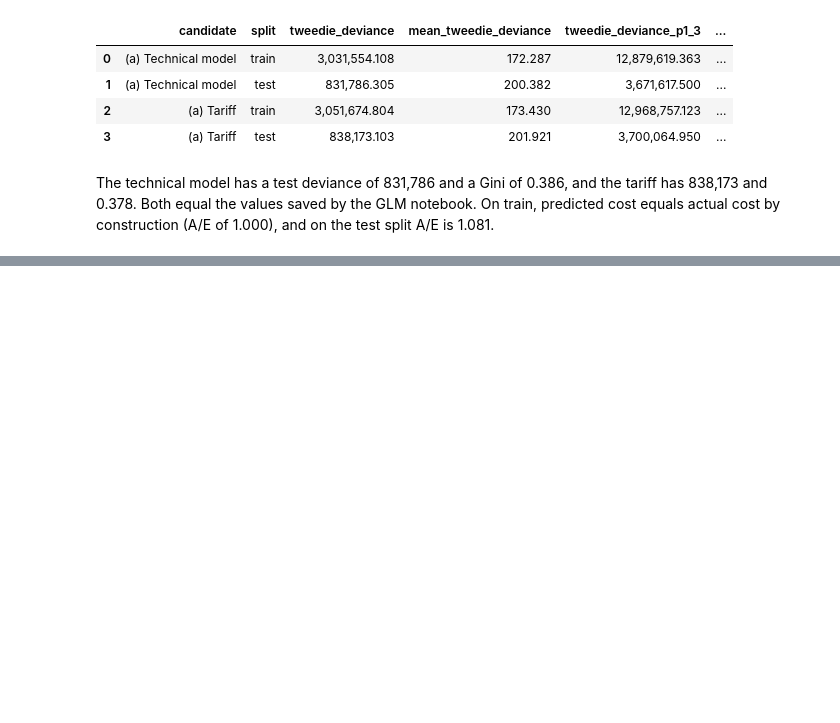
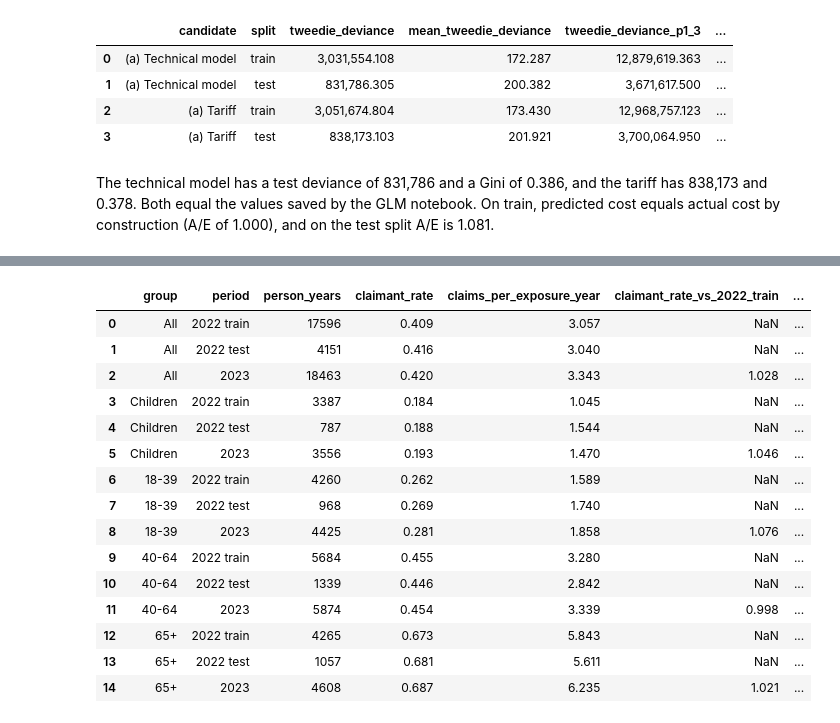
Before and after one commit to asudarmo/health-pricing-meps, a Jupyter notebook: notebooks/04_monitoring.ipynb, the cells around one changed output, grey strips where cells are left out. Drawn from its saved outputs; the diff is of its cells as text; code cells hidden in the pictures; blank space fills up the shorter version.

```diff
--- a/notebooks/04_monitoring.ipynb
+++ b/notebooks/04_monitoring.ipynb
@@ -120,0 +258,35 @@ split A/E is 1.081.
+# %%
+frequency = trend.frequency_table(frozen, oot)
+outofsample.save_table(frequency, "frequency_by_age_group.csv")
+frequency[
+    [
+        "group",
+        "period",
+        "person_years",
+        "claimant_rate",
+        "claims_per_exposure_year",
+        "claimant_rate_vs_2022_train",
+        "claimant_rate_vs_2022_train_lower_95",
+        "claimant_rate_vs_2022_train_upper_95",
+        "actual_over_expected_vs_2022_train",
+        "actual_over_expected_vs_2022_train_lower_95",
+        "actual_over_expected_vs_2022_train_upper_95",
+    ]
+]
+# %% [output]
+|  | group | period | person_years | claimant_rate | claims_per_exposure_year | claimant_rate_vs_2022_train | ... |
+| 0 | All | 2022 train | 17596 | 0.409 | 3.057 | NaN | ... |
+| 1 | All | 2022 test | 4151 | 0.416 | 3.040 | NaN | ... |
+| 2 | All | 2023 | 18463 | 0.420 | 3.343 | 1.028 | ... |
+| 3 | Children | 2022 train | 3387 | 0.184 | 1.045 | NaN | ... |
+| 4 | Children | 2022 test | 787 | 0.188 | 1.544 | NaN | ... |
+| 5 | Children | 2023 | 3556 | 0.193 | 1.470 | 1.046 | ... |
+| 6 | 18-39 | 2022 train | 4260 | 0.262 | 1.589 | NaN | ... |
+| 7 | 18-39 | 2022 test | 968 | 0.269 | 1.740 | NaN | ... |
+| 8 | 18-39 | 2023 | 4425 | 0.281 | 1.858 | 1.076 | ... |
+| 9 | 40-64 | 2022 train | 5684 | 0.455 | 3.280 | NaN | ... |
+| 10 | 40-64 | 2022 test | 1339 | 0.446 | 2.842 | NaN | ... |
+| 11 | 40-64 | 2023 | 5874 | 0.454 | 3.339 | 0.998 | ... |
+| 12 | 65+ | 2022 train | 4265 | 0.673 | 5.843 | NaN | ... |
+| 13 | 65+ | 2022 test | 1057 | 0.681 | 5.611 | NaN | ... |
+| 14 | 65+ | 2023 | 4608 | 0.687 | 6.235 | 1.021 | ... |
```
Also changed, not shown: parts of 19 cells of this notebook, 12 other files.
